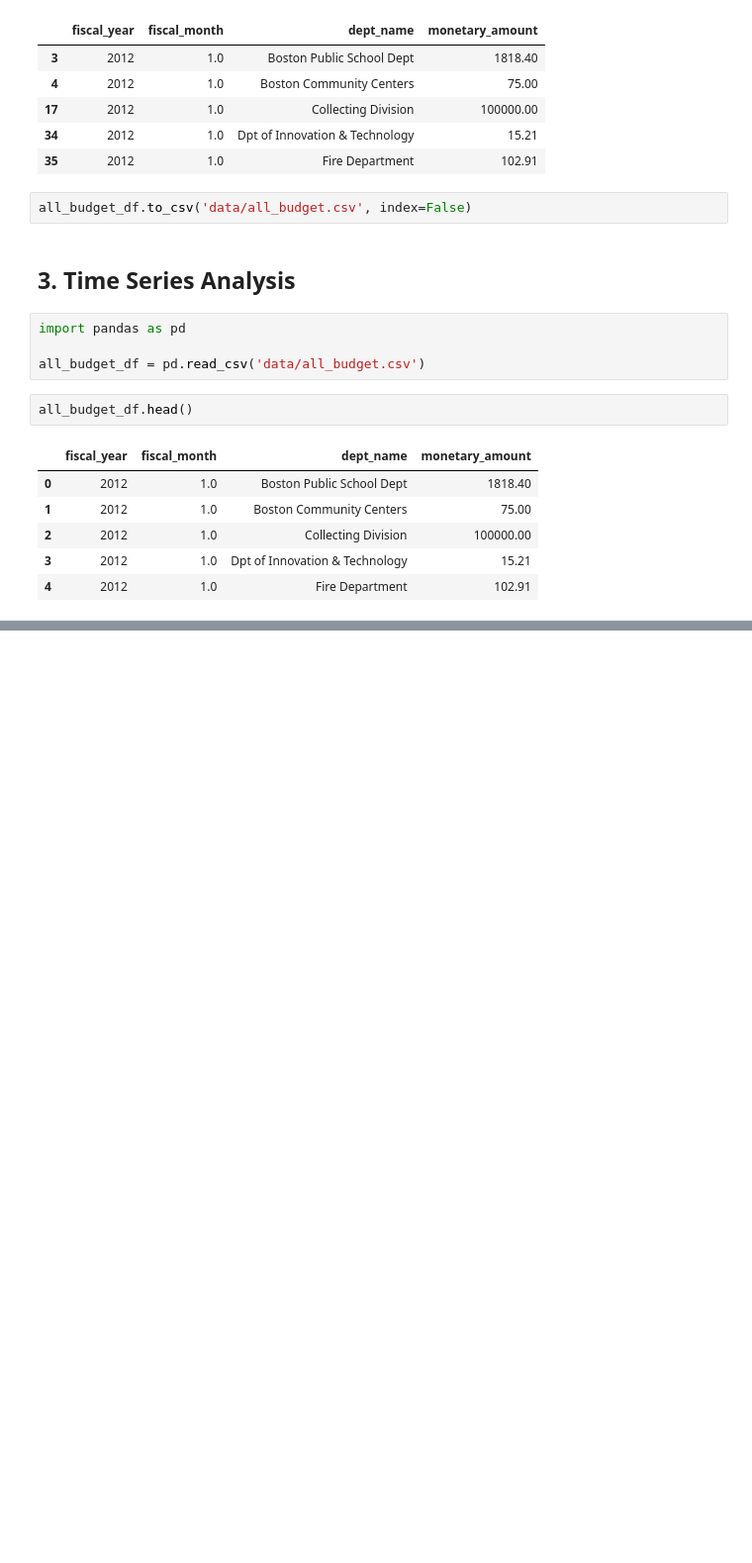
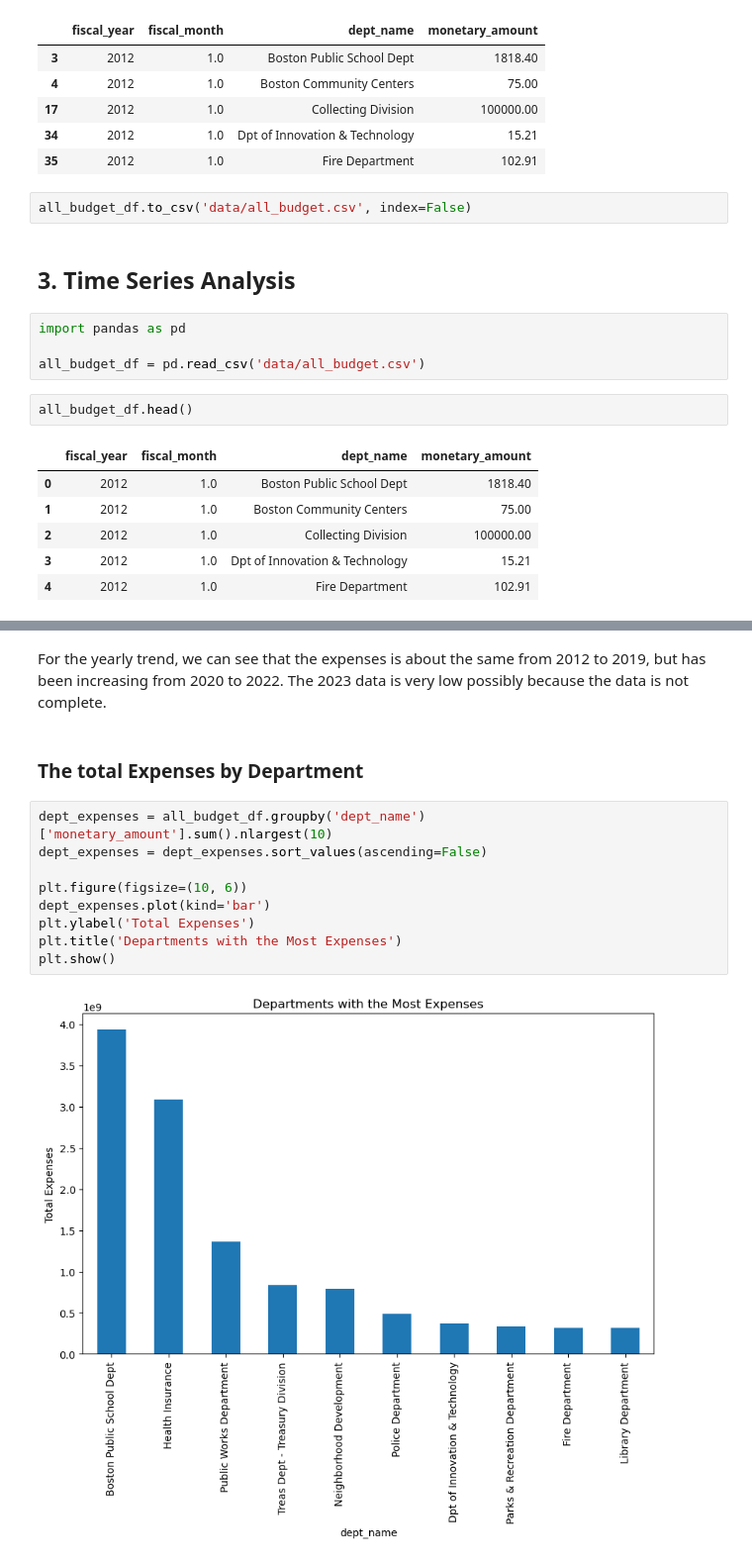
Before and after one commit to BU-Spark/ds-boston-city-budget, a Jupyter notebook: fa23-team-e/Extension Project.ipynb, the cells around one changed output, grey strips where cells are left out. Shown: that part at 99% size. Drawn from its saved outputs; the diff is of its cells as text; blank space fills up the shorter version.

```diff
--- a/fa23-team-e/Extension Project.ipynb
+++ b/fa23-team-e/Extension Project.ipynb
@@ -207,0 +250,15 @@ all_budget_df.head()
+# %% [markdown]
+For the yearly trend, we can see that the expenses is about the same from 2012 to 2019, but has been increasing from 2020 to 2022. The 2023 data is very low possibly because the data is not complete.
+# %% [markdown]
+### The total Expenses by Department
+# %%
+dept_expenses = all_budget_df.groupby('dept_name')['monetary_amount'].sum().nlargest(10)
+dept_expenses = dept_expenses.sort_values(ascending=False)
+
+plt.figure(figsize=(10, 6))
+dept_expenses.plot(kind='bar')
+plt.ylabel('Total Expenses')
+plt.title('Departments with the Most Expenses')
+plt.show()
+# %% [output]
+[figure, added]
```
Also changed, not shown: parts of 11 cells of this notebook.
